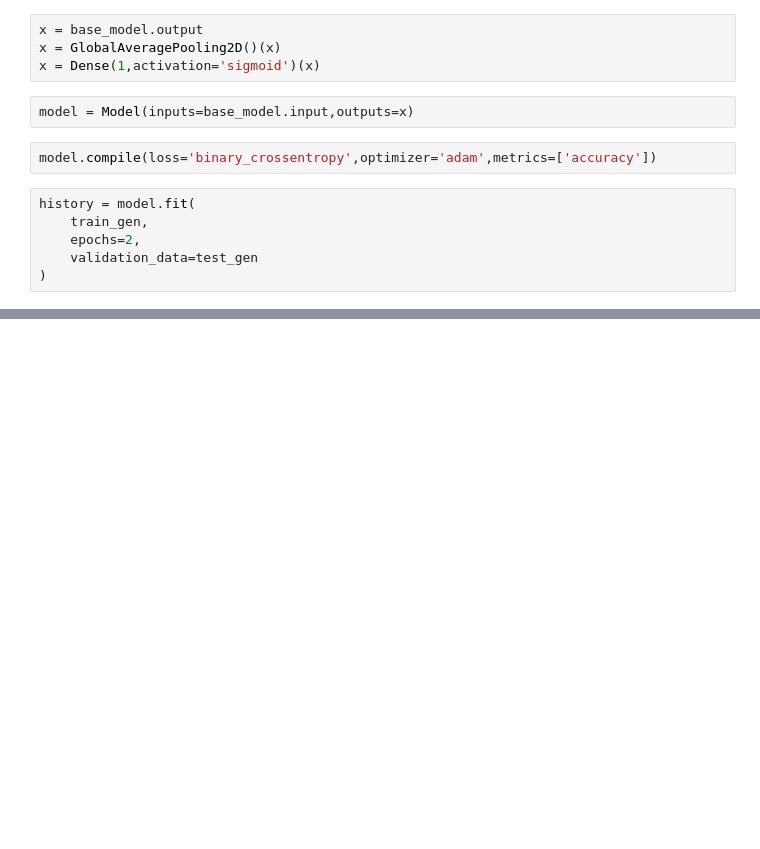
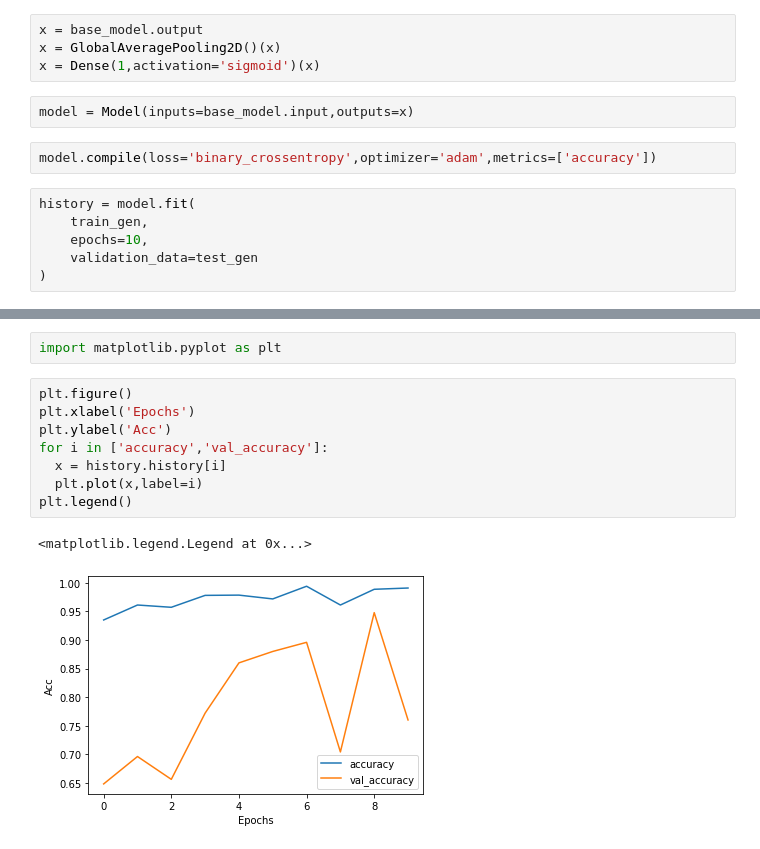
Before and after one commit to SushilKokare/AtiNeu_Project, a Jupyter notebook: 7_DenseNet121.ipynb, the cells around one changed output, grey strips where cells are left out. Drawn from its saved outputs; the diff is of its cells as text; blank space fills up the shorter version.

Commit message:
graph

```diff
--- a/7_DenseNet121.ipynb
+++ b/7_DenseNet121.ipynb
@@ -62,7 +62,7 @@ model.compile(loss='binary_crossentropy',optimizer='adam',metrics=['accuracy'])
 # %%
 history = model.fit(
     train_gen,
-    epochs=2,
+    epochs=10,
     validation_data=test_gen
 )
 # %% [output]
@@ -80,0 +113,13 @@ Acc  0.8479999899864197
+# %%
+import matplotlib.pyplot as plt
+# %%
+plt.figure()
+plt.xlabel('Epochs')
+plt.ylabel('Acc')
+for i in ['accuracy','val_accuracy']:
+  x = history.history[i]
+  plt.plot(x,label=i)
+plt.legend()
+# %% [output]
+<matplotlib.legend.Legend at 0x...>
+[figure, added]
```
Also changed, not shown: parts of 5 cells of this notebook.
